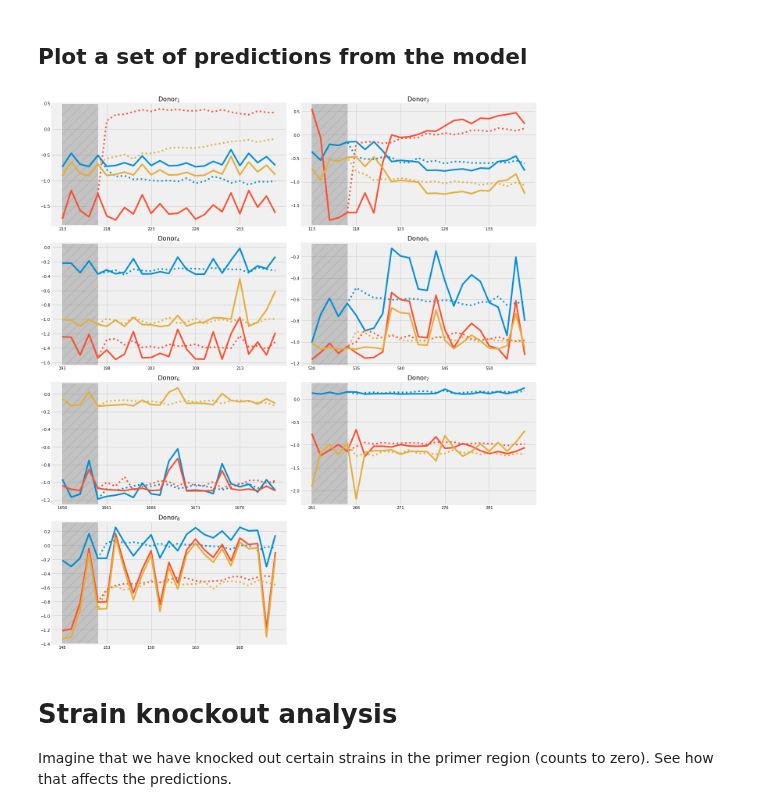
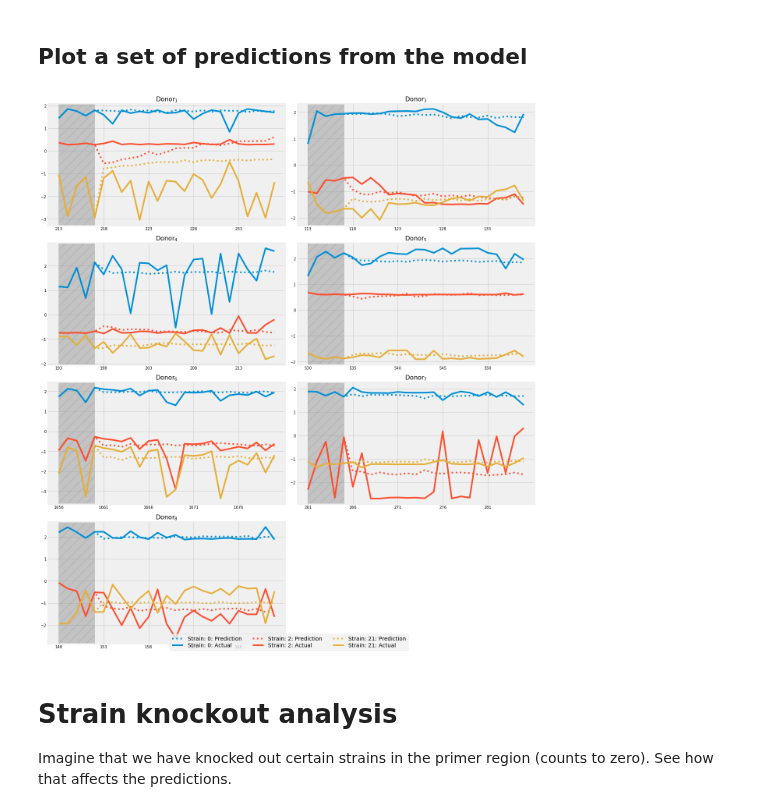
Before and after one commit to michaelwiest/microbiome-rnn, a Jupyter notebook: notebooks/Model Evaluator.ipynb, the cells around one changed output. Saved outputs shown, nothing was run; the diff lists cells and outputs as text; code cells hidden in the pictures.

```diff
--- a/notebooks/Model Evaluator.ipynb
+++ b/notebooks/Model Evaluator.ipynb
@@ -253,16 +253,17 @@ input_length = 5
 target_length = 30
 teacher_force_frac = 0.5
 test_index = 1 # Skip this one
+num_batches = 10
 t_v_losses = []
 
 # First get train losses.
 for i in range(len(model.otu_handler.train_data)):
-    if i != 1:
+    if i != test_index:
         losses = model.get_intermediate_losses(loss_function,
                                                input_length, target_length, teacher_force_frac,
                                                which_donor=i,
                                               which_sample='train',
-                                              num_batches=25)
+                                              num_batches=num_batches)
         losses = np.expand_dims(losses, axis=-1)
         losses = losses / losses.sum()
         if i == 0:
@@ -277,7 +278,7 @@ for i in range(len(model.otu_handler.val_data)):
                                            input_length, target_length, teacher_force_frac,
                                            which_donor=i,
                                            which_sample='validation',
-                                           num_batches=25)
+                                           num_batches=num_batches)
     losses = np.expand_dims(losses, axis=-1)
     losses = losses / losses.sum()
     if i == 0:
@@ -286,7 +287,6 @@ for i in range(len(model.otu_handler.val_data)):
         all_losses = np.concatenate((all_losses, losses), axis=2)
 t_v_losses.append(all_losses)
 print(all_losses.shape)
-# t_v_losses = np.array(t_v_losses)
 # %% [output]
 (1, 36, 8)
 (1, 36, 5)
@@ -342,0 +348,13 @@ plt.tight_layout()
+# %%
+# Figure out which donors have the most outlying data.
+percentiles = []
+for i in range(train.shape[0]):
+    percentiles.append(np.percentile(train[i], [25, 50, 75]))
+percentiles = np.array(percentiles)
+
+# Make a boolean of whether or not it's an outlier.
+outliers = np.zeros(train.shape)
+for i in range(train.shape[0]):
+    for j in range(train.shape[1]):
+        outliers[i, j] = (train[i, j] < percentiles[i, 0] or train[i, j] > percentiles[i, 2])
+print(outliers.shape)
@@ -342,0 +371,12 @@ plt.tight_layout()
+# %%
+sorted_indices = []
+for i in range(len(t_v_losses)):
+    temp_avg = t_v_losses[i][0].mean(axis=1)
+    indices = list(range(len(temp_avg)))
+    sorted_indices.append([x for _,x in sorted(zip(temp_avg, indices))])
+# print(sorted_indices)
+
+how_many = 5
+for i, name in enumerate(['Training', 'Validation']):
+    print('{} easiest to predict: {}'.format(name, sorted_indices[i][:how_many]))
+    print('{} hardest to predict: {}'.format(name, sorted_indices[i][-how_many:][::-1]))
@@ -360,6 +405,7 @@ samps = [i for i, s in enumerate(otu_handler.samples) if s.shape[1] * 0.2 > prim
 # r = [0, 2, 21]
 r = list(np.random.randint(size=3, low=0, high=36))
 r = [29, 25, 7]
+r = [0, 2, 21]
 # Can reconfigure this to actually display relevant strain names.
 labels = ['Strain: {}'.format(ri) for ri in r]
 # %%
@@ -380,39 +426,36 @@ for i, s in enumerate(otu_handler.samples):
     if i in samps:
         start_index = int(starts[k] * s.shape[1])
         primer, comparison = get_primer_and_comparison_data(otu_handler,
                                                             i,
                                                             start_index,
                                                             primer_len,
                                                             predict_length)
-    #     dream = model.daydream(primer, predict_len=predict_length,
-    #                            bypass_encoder=False,
-    #                            batch=True,
-    #                            window_size=window_size)
+
         dream = model.daydream2(primer, predict_len=predict_length)
 
         if k == 0:
             for j, ri in enumerate(r):
                 axl[k].plot(dream[ri, :, 0].T, ls=':', c=default_colors[j], label='{}: Prediction'.format(labels[j]))
                 axl[k].plot(comparison[ri, :].T, c=default_colors[j], label='{}: Actual'.format(labels[j]))
         else:
             for j, ri in enumerate(r):
                 axl[k].plot(dream[ri, :, 0].T, ls=':', c=default_colors[j], label='_nolegend_')
                 axl[k].plot(comparison[ri, :].T, c=default_colors[j], label='_nolegend_')
         axl[k].axvspan(0, (primer_len) - 1, alpha=0.4, color='gray',
                     label='_nolegend_', hatch='/')
         axl[k].set_xticks(list(range(primer_len + predict_length))[::5])
         axl[k].set_xticklabels(list(range(start_index, start_index + primer_len + predict_length))[::5])
         axl[k].set_title(file_labs[i], fontsize=16)
         k += 1
 # Cleanup
 if num_rows * num_cols != len(samps):
     ax[-1, -1].axis('off')
 plt.tight_layout()
-# fig.legend(loc='lower center', ncol=len(r), labelspacing=0.2, fontsize=14)
+fig.legend(loc='lower center', ncol=len(r), labelspacing=0.2, fontsize=14)
 # plt.suptitle('Model\'s Time-series Predictions', fontsize=24, y=0.9)
 plt.show()
 # %% [output]
-[figure, old version]
+[figure, new version]
 # %% [markdown]
 # Strain knockout analysis
 Imagine that we have knocked out certain strains in the primer region (counts to zero). See how that affects the predictions.
```
Also changed, not shown: parts of 7 cells of this notebook.
